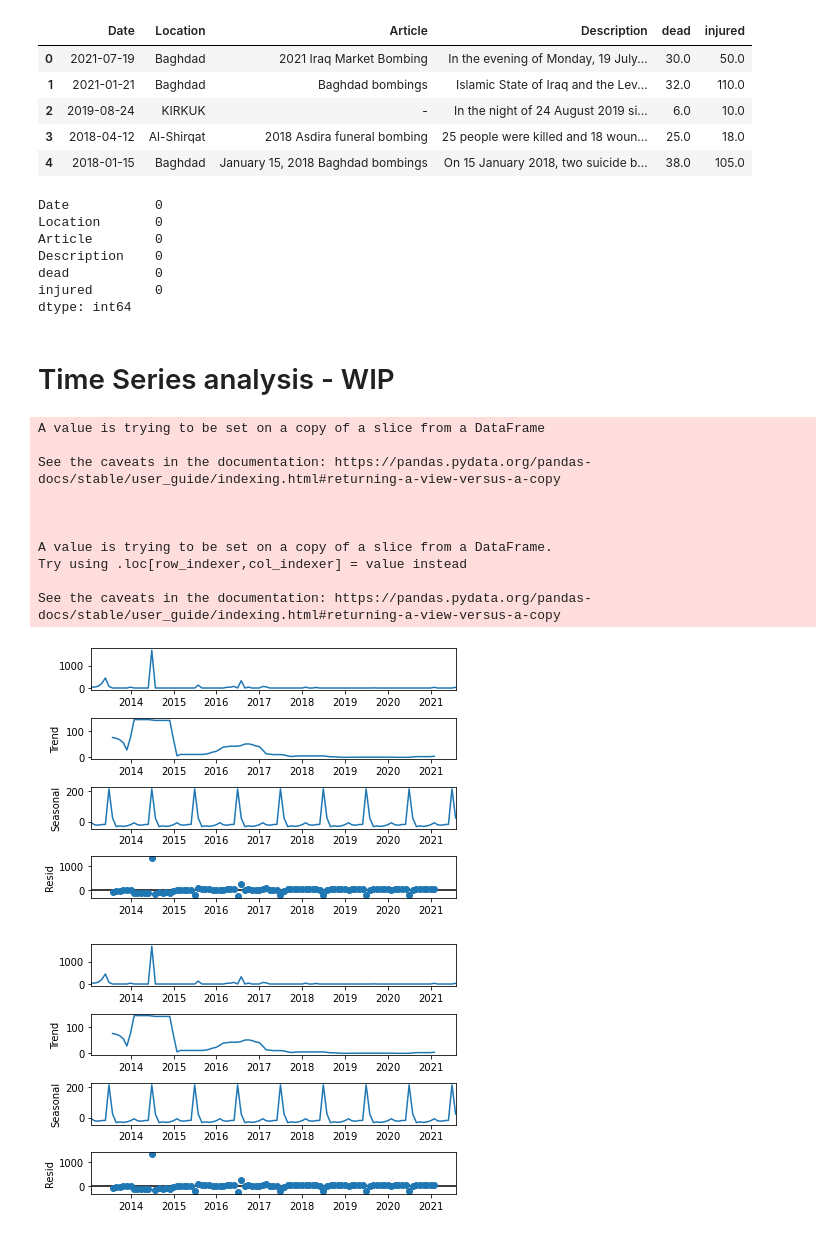
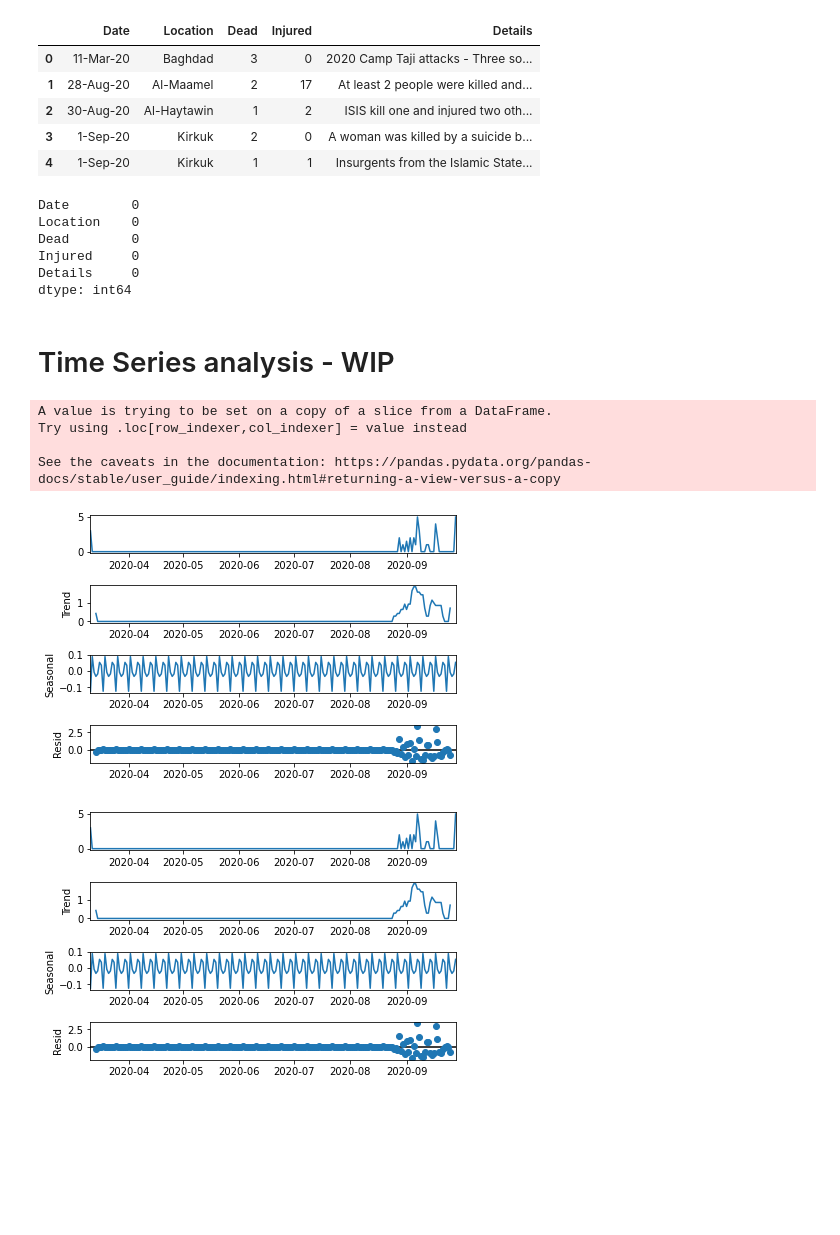
Before and after one commit to OmdenaAI/omdena-iraq-gun-violence, a Jupyter notebook: src/tasks/task-6-data-visualization-documentation/code/alicia_visualization_practice.ipynb, the cells around one changed output. Cells and saved outputs as stored; diff of their text form; code cells hidden in the pictures; blank space fills up the shorter version.

Commit message:
update dataframe attacks2020 first plotly tests

```diff
--- a/src/tasks/task-6-data-visualization-documentation/code/alicia_visualization_practice.ipynb
+++ b/src/tasks/task-6-data-visualization-documentation/code/alicia_visualization_practice.ipynb
@@ -5,30 +5,29 @@ import plotly.express as px
 from matplotlib import pyplot as plt
 from sklearn.linear_model import LinearRegression
 # %%
-df = pd.read_csv('/home/aliciescont/Documents/Github/Omdena/omdena-iraq-gun-violence/src/tasks/task-6-data-visualization-documentation/data/attacks.csv', parse_dates=True)
+df = pd.read_csv('/home/aliciescont/Documents/Github/Omdena/omdena-iraq-gun-violence/src/tasks/task-6-data-visualization-documentation/data/attacks2020.csv', parse_dates=True)
 df.head()
 # %% [output]
-|  | Date | Location | Article | Description | dead | injured |
-| 0 | 2021-07-19 | Baghdad | 2021 Iraq Market Bombing | In the evening of Monday, 19 July... | 30.0 | 50.0 |
-| 1 | 2021-01-21 | Baghdad | Baghdad bombings | Islamic State of Iraq and the Lev... | 32.0 | 110.0 |
-| 2 | 2019-08-24 | KIRKUK | - | In the night of 24 August 2019 si... | 6.0 | 10.0 |
-| 3 | 2018-04-12 | Al-Shirqat | 2018 Asdira funeral bombing | 25 people were killed and 18 woun... | 25.0 | 18.0 |
-| 4 | 2018-01-15 | Baghdad | January 15, 2018 Baghdad bombings | On 15 January 2018, two suicide b... | 38.0 | 105.0 |
+|  | Date | Location | Dead | Injured | Details |
+| 0 | 11-Mar-20 | Baghdad | 3 | 0 | 2020 Camp Taji attacks - Three so... |
+| 1 | 28-Aug-20 | Al-Maamel | 2 | 17 | At least 2 people were killed and... |
+| 2 | 30-Aug-20 | Al-Haytawin | 1 | 2 | ISIS kill one and injured two oth... |
+| 3 | 1-Sep-20 | Kirkuk | 2 | 0 | A woman was killed by a suicide b... |
+| 4 | 1-Sep-20 | Kirkuk | 1 | 1 | Insurgents from the Islamic State... |
 # %%
 df.dropna(inplace=True)
 df.isnull().sum()
 # %% [output]
-Date           0
-Location       0
-Article        0
-Description    0
-dead           0
-injured        0
+Date        0
+Location    0
+Dead        0
+Injured     0
+Details     0
 dtype: int64
 # %%
 import plotly.express as px
 df = df.sort_values(by="Date", ascending="True")
-df['total_casualties'] = df['dead']+df['injured']
+df['total_casualties'] = df['Dead']+df['Injured']
 fig = px.bar(df, x="Location", y="total_casualties", title="Total casualties by violent event")
 fig.show()
 # %%
@@ -45,27 +44,21 @@ df['Date'] = pd.to_numeric(pd.to_datetime(df['Date']))
 # %%
 import statsmodels.api as sm
 
 #set index to date
-df_ts_dead = df[['Date', 'dead']]
+df_ts_dead = df[['Date', 'Dead']]
 df_ts_dead.dropna(inplace=True)
 df_ts_dead['Date'] = pd.to_datetime(df['Date'])
-df_ts_dead = df_ts_dead.set_index('Date').resample('M').mean()
+df_ts_dead = df_ts_dead.set_index('Date').resample('1D').mean()
 df_ts_dead = df_ts_dead.fillna(0)
 
 decomposition = sm.tsa.seasonal_decompose(df_ts_dead, model='additive')
 
 decomposition.plot()
 # %% [output]
-A value is trying to be set on a copy of a slice from a DataFrame
-
-See the caveats in the documentation: https://pandas.pydata.org/pandas-docs/stable/user_guide/indexing.html#returning-a-view-versus-a-copy
-
-
-
 A value is trying to be set on a copy of a slice from a DataFrame.
 Try using .loc[row_indexer,col_indexer] = value instead
 
 See the caveats in the documentation: https://pandas.pydata.org/pandas-docs/stable/user_guide/indexing.html#returning-a-view-versus-a-copy
-[figure, old version]
+[figure, new version]
-[figure, old version]
+[figure, new version]
 # %% [markdown]
```
Also changed, not shown: parts of 2 cells of this notebook.
